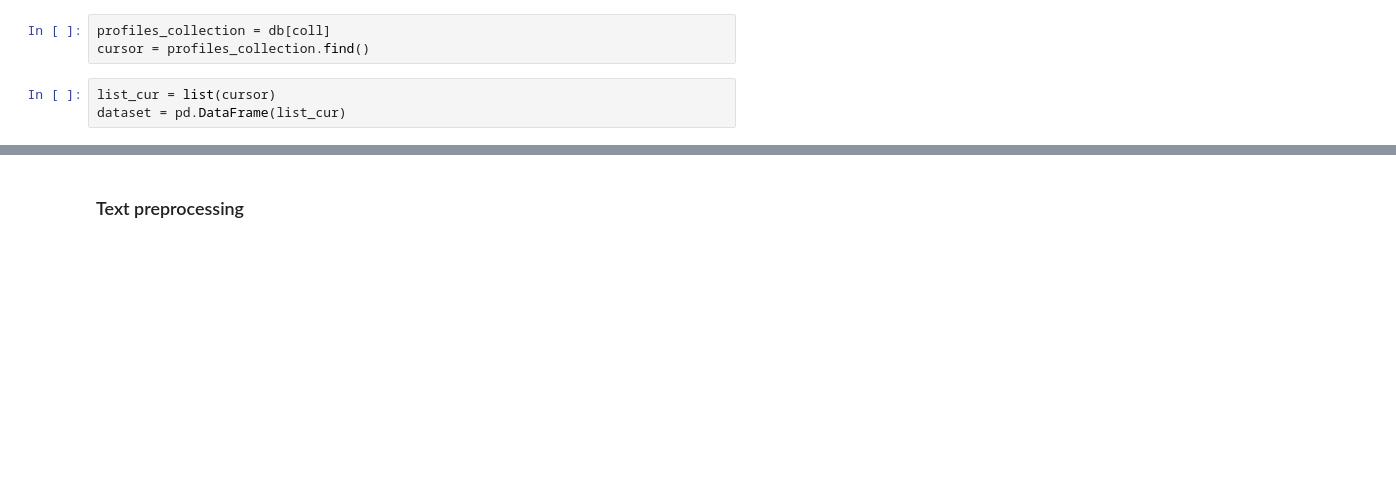
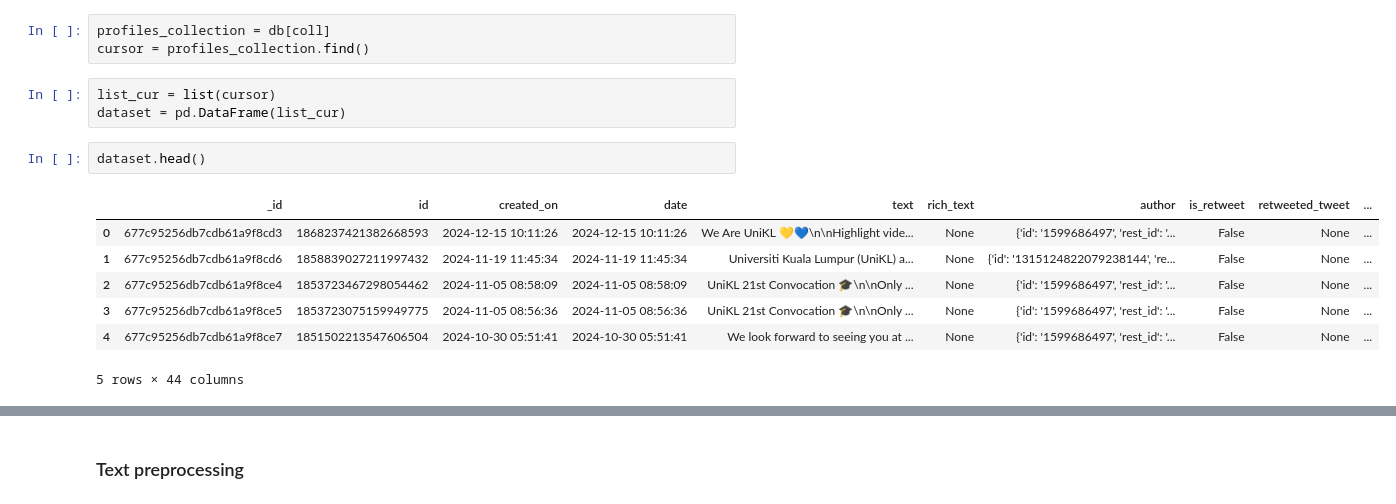
Before and after one commit to faizuddin/emosense, a Jupyter notebook: experiments.ipynb, the cells around one changed output, grey strips where cells are left out. Drawn from its saved outputs; the diff is of its cells as text; blank space fills up the shorter version.

```diff
--- a/experiments.ipynb
+++ b/experiments.ipynb
@@ -265,3 +296,13 @@ cursor = profiles_collection.find()
 # %%
 list_cur = list(cursor)
 dataset = pd.DataFrame(list_cur)
+# %%
+dataset.head()
+# %% [output]
+|  | _id | id | created_on | date | text | rich_text | author | is_retweet | retweeted_tweet | ... |
+| 0 | 677c95256db7cdb61a9f8cd3 | 1868237421382668593 | 2024-12-15 10:11:26 | 2024-12-15 10:11:26 | We Are UniKL 💛💙\n\nHighlight vide... | None | {'id': '1599686497', 'rest_id': '... | False | None | ... |
+| 1 | 677c95256db7cdb61a9f8cd6 | 1858839027211997432 | 2024-11-19 11:45:34 | 2024-11-19 11:45:34 | Universiti Kuala Lumpur (UniKL) a... | None | {'id': '1315124822079238144', 're... | False | None | ... |
+| 2 | 677c95256db7cdb61a9f8ce4 | 1853723467298054462 | 2024-11-05 08:58:09 | 2024-11-05 08:58:09 | UniKL 21st Convocation 🎓\n\nOnly ... | None | {'id': '1599686497', 'rest_id': '... | False | None | ... |
+| 3 | 677c95256db7cdb61a9f8ce5 | 1853723075159949775 | 2024-11-05 08:56:36 | 2024-11-05 08:56:36 | UniKL 21st Convocation 🎓\n\nOnly ... | None | {'id': '1599686497', 'rest_id': '... | False | None | ... |
+| 4 | 677c95256db7cdb61a9f8ce7 | 1851502213547606504 | 2024-10-30 05:51:41 | 2024-10-30 05:51:41 | We look forward to seeing you at ... | None | {'id': '1599686497', 'rest_id': '... | False | None | ... |
+5 rows × 44 columns
```
Also changed, not shown: parts of 14 cells of this notebook, 3 other files.
